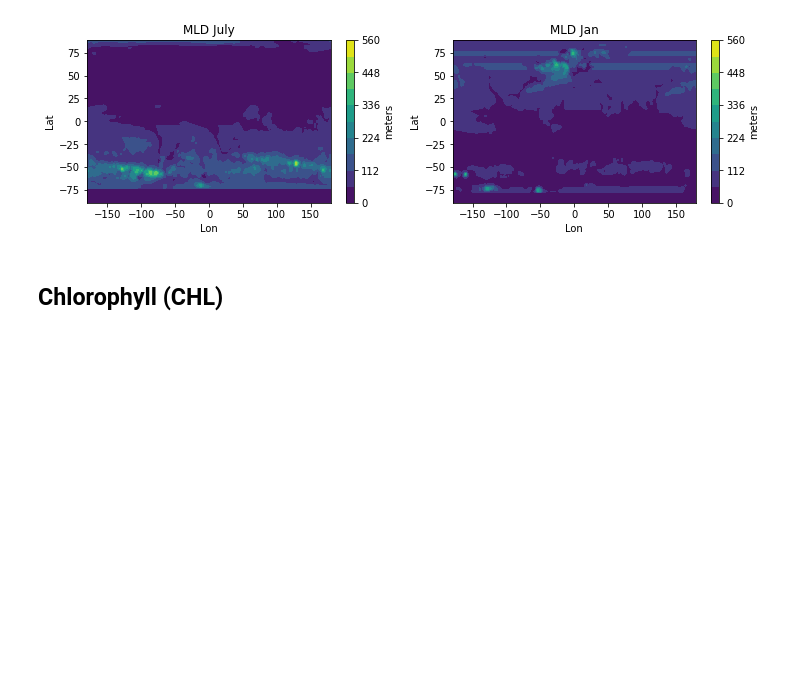
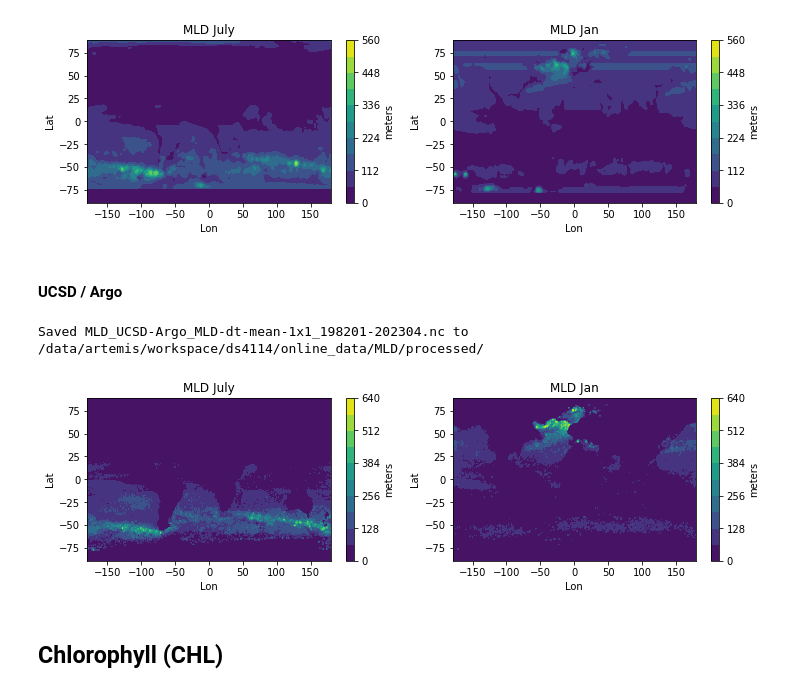
Before and after one commit to ds4114/LDEO_Ocean_CO2_Residual, a Jupyter notebook: code/02_data_processing.ipynb, the cells around one changed output. Drawn from its saved outputs; the diff is of its cells as text; code cells hidden in the pictures; blank space fills up the shorter version.

```diff
--- a/code/02_data_processing.ipynb
+++ b/code/02_data_processing.ipynb
@@ -131,10 +199,9 @@ mld = mld_ds.mld  #just need the mld variable. Data is 2x2 resolution
 #there are strange anomalies in the raw data which we are going to filter out
 mld_filtered = mld.where(((mld>0)&(mld<5000)))
 
-#TODO - Document these steps
+#TODO - Document these next commands
 mld_filtered2 = np.where(np.isnan(mld_filtered), ma.array(mld_filtered, mask=np.isnan(mld_filtered)).mean(axis=2)[:,:,np.newaxis], mld_filtered)
 mld_filtered2 = np.where(mld_filtered2==0,np.nan,mld_filtered2)
-mld_filtered2 = mld_filtered2 #[0:12,:,:] only 1 year needed
 # %%
 mld_in = xr.Dataset({'mld':(['time','lat','lon'],mld_filtered2),'time':(['time'],range(0,12)),'lat':(['lat'],mld_filtered.lat.values),'lon':(['lon'],mld_filtered.lon.values)})
 
@@ -169,6 +235,39 @@ plt.colorbar(x0, ax=ax[0]).set_label('meters');
 plt.colorbar(x1, ax=ax[1]).set_label('meters');
 # %% [output]
 [figure]
+# %% [markdown]
+#### UCSD / Argo
+# %%
+mld_argo = xr.open_dataset('/data/artemis/workspace/ds4114/online_data/MLD/originals/MLD_UCSD-Argo_mixedlayers-monthlyclim_2022.nc')
+mld_argo = mld_argo.transpose('iMONTH','iLAT','iLON')
+# %%
+mld_argo_filled = mld_argo.mld_dt_mean.fillna(0)  #replace nan with 0 to be consistent with prior work
+
+#Note: The coordinates for this source netCDF are assumed by aligned to the same 1x1 grid
+    #So regridding not required
+    #we have 12 months of MLD data, let's replicate for the desired time frame so merging is easier later
+mld_argo_out_full = np.empty(shape=(len(ttime),180,360))
+for i, m in enumerate(ttime):
+    mld_argo_out_full[i,:,:] = mld_argo_filled[m.month-1,:,:]
+mld_argo_out_full_xr = xr.Dataset({'mld_argo':(["time","ylat","xlon"],mld_argo_out_full.data)},
+                        coords={'time': (['time'],ttime.values),'ylat':(['ylat'],ideal_grid.latitude.data),'xlon':(['xlon'],ideal_grid.longitude.data)})
+#mld_out_full_xr
+# %%
+output_netcdf_with_date(mld_argo_out_full_xr, data_folder_root+'MLD/processed/', 'MLD_UCSD-Argo_MLD-dt-mean-1x1')
+# %% [output]
+Saved MLD_UCSD-Argo_MLD-dt-mean-1x1_198201-202304.nc to /data/artemis/workspace/ds4114/online_data/MLD/processed/
+# %%
+levelspace = np.linspace(0,640,11)
+fig,ax = plt.subplots(1,2,figsize=(figsizew*2, figsizeh))
+x0=ax[0].contourf(ideal_grid.longitude,ideal_grid.latitude,mld_argo_out_full_xr.mld_argo[6,:,:], levels=levelspace) #just choosing a summer month (July)
+x1=ax[1].contourf(ideal_grid.longitude,ideal_grid.latitude,mld_argo_out_full_xr.mld_argo[0,:,:], levels=levelspace) #just choosing a winter month (Jan)
+ax[0].set_title("MLD July"); ax[1].set_title("MLD Jan");
+ax[0].set_xlabel('Lon'); ax[0].set_ylabel('Lat');
+ax[1].set_xlabel('Lon'); ax[1].set_ylabel('Lat');
+plt.colorbar(x0, ax=ax[0]).set_label('meters');
+plt.colorbar(x1, ax=ax[1]).set_label('meters');
+# %% [output]
+[figure, added]
 # %% [markdown]
 ## Chlorophyll (CHL)
 # %% [raw]
```
Also changed, not shown: parts of 27 cells of this notebook, 2 other files.
